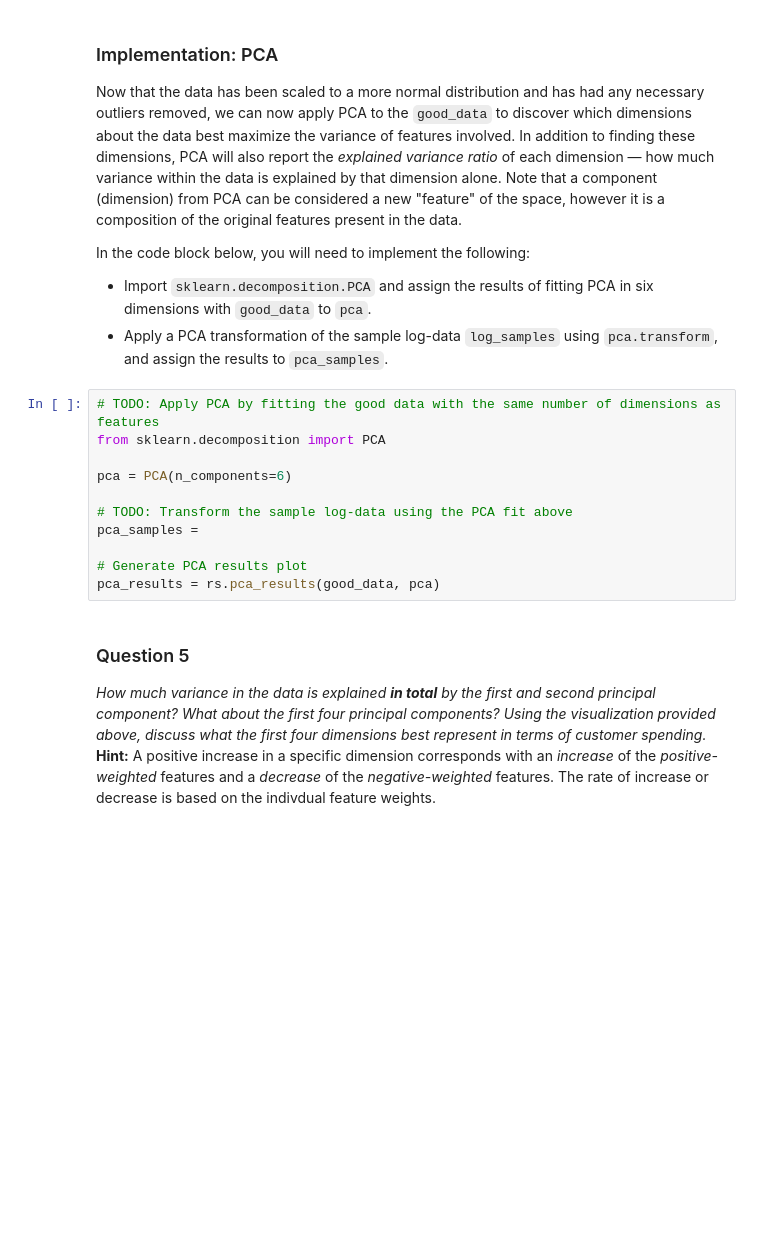
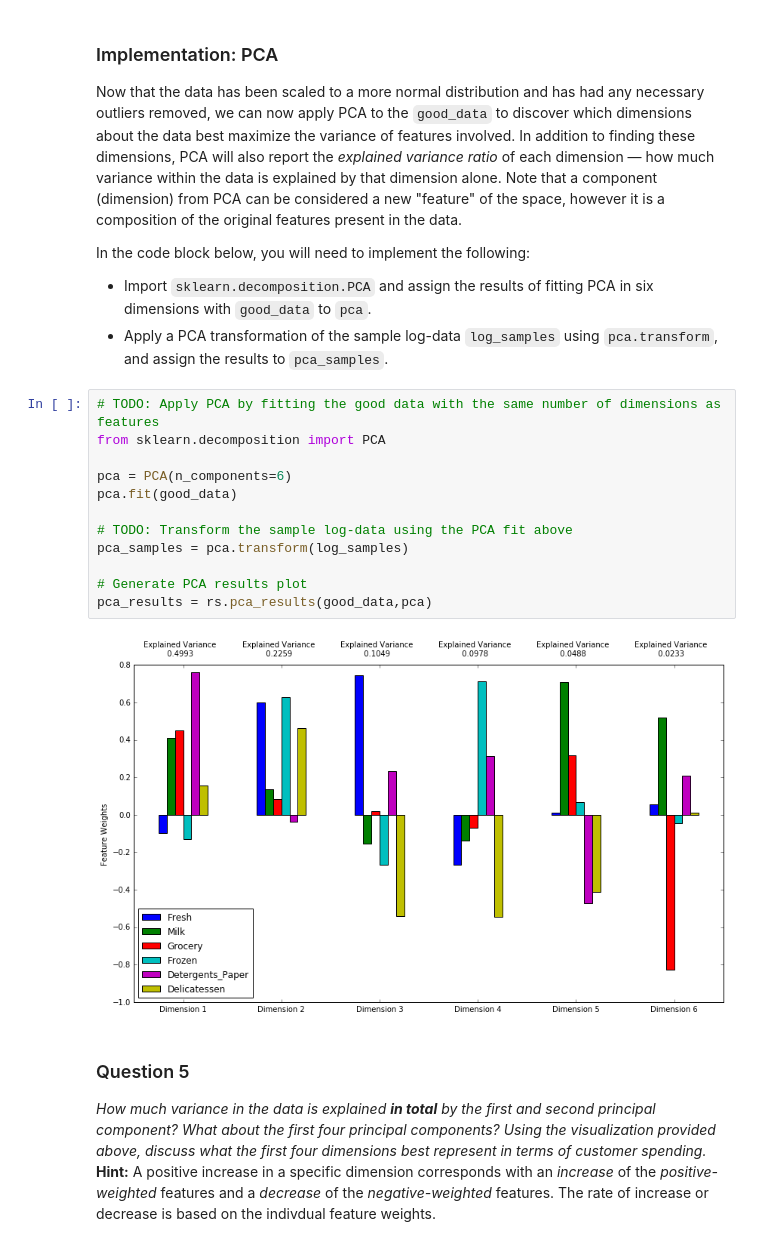
Before and after one commit to luisecastro/customer_segments_unsupervised_learning, a Jupyter notebook: customer_segments.ipynb, the cells around one changed output. Saved outputs shown, nothing was run; the diff lists cells and outputs as text; blank space fills up the shorter version.

```diff
--- a/customer_segments.ipynb
+++ b/customer_segments.ipynb
@@ -348,14 +348,17 @@ In the code block below, you will need to implement the following:
 # %%
 # TODO: Apply PCA by fitting the good data with the same number of dimensions as features
 from sklearn.decomposition import PCA
 
 pca = PCA(n_components=6)
+pca.fit(good_data)
 
 # TODO: Transform the sample log-data using the PCA fit above
-pca_samples =
+pca_samples = pca.transform(log_samples)
 
 # Generate PCA results plot
-pca_results = rs.pca_results(good_data, pca)
+pca_results = rs.pca_results(good_data,pca)
+# %% [output]
+[figure, added]
 # %% [markdown]
 ### Question 5
 *How much variance in the data is explained* ***in total*** *by the first and second principal component? What about the first four principal components? Using the visualization provided above, discuss what the first four dimensions best represent in terms of customer spending.*
```
Also changed, not shown: parts of 15 cells of this notebook.
